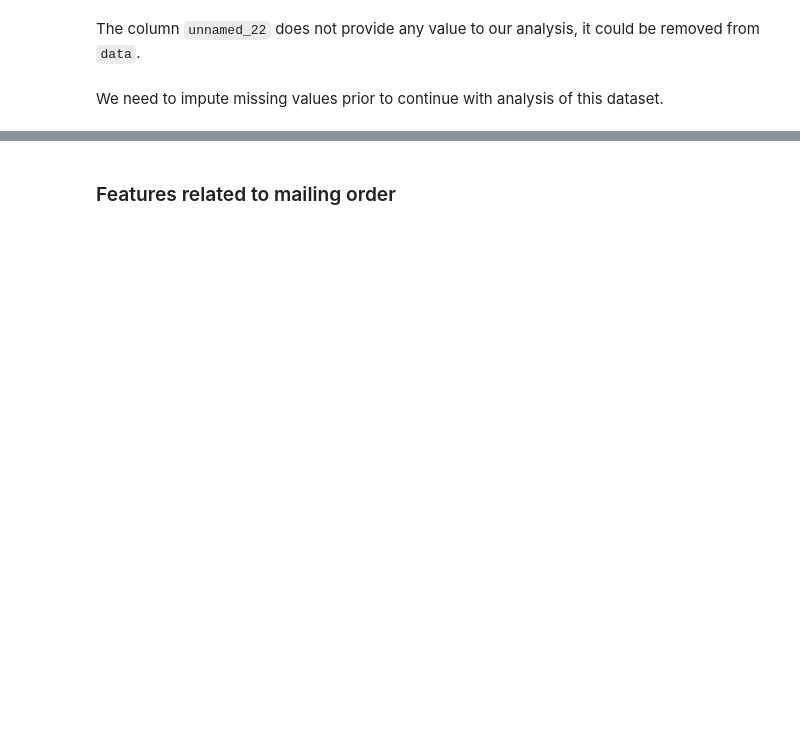
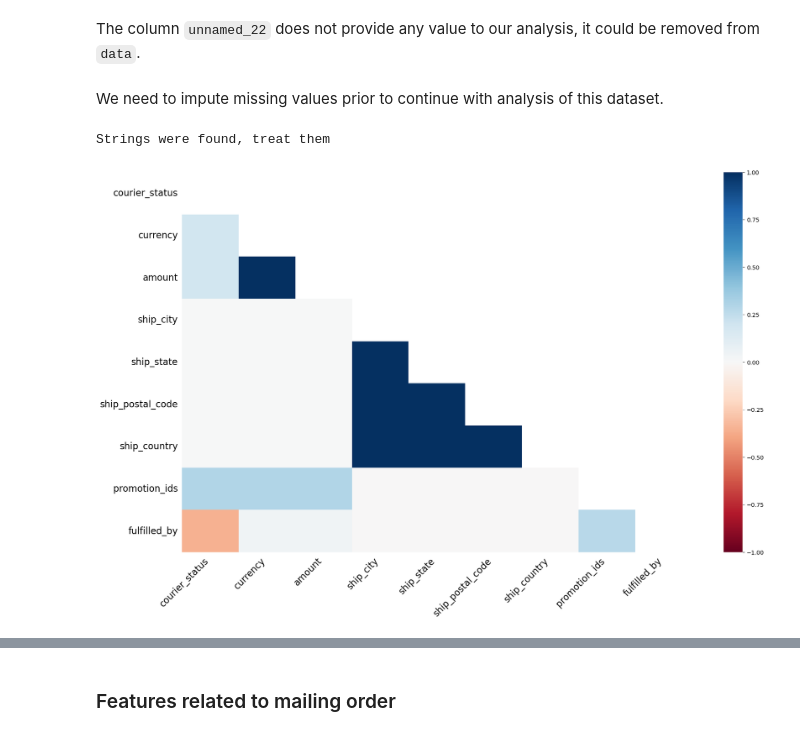
Before and after one commit to marlon-cooh/sklearn, a Jupyter notebook: projects/e-commerce.ipynb, the cells around one changed output, grey strips where cells are left out. Saved outputs shown, nothing was run; the diff lists cells and outputs as text; code cells hidden in the pictures; blank space fills up the shorter version.

```diff
--- a/projects/e-commerce.ipynb
+++ b/projects/e-commerce.ipynb
@@ -155,3 +145,14 @@ The column `unnamed_22` does not provide any value to our analysis, it could be
 data.drop(labels="unnamed_22", axis=1, inplace=True)
 # %% [markdown]
 We need to impute missing values prior to continue with analysis of this dataset.
+# %%
+try:
+    msno.heatmap(
+        df=data
+    );
+    plt.show();
+except ValueError:
+    print("Strings were found, treat them")
+# %% [output]
+Strings were found, treat them
+[figure, added]
```
Also changed, not shown: parts of 60 cells of this notebook, 1 other file.
